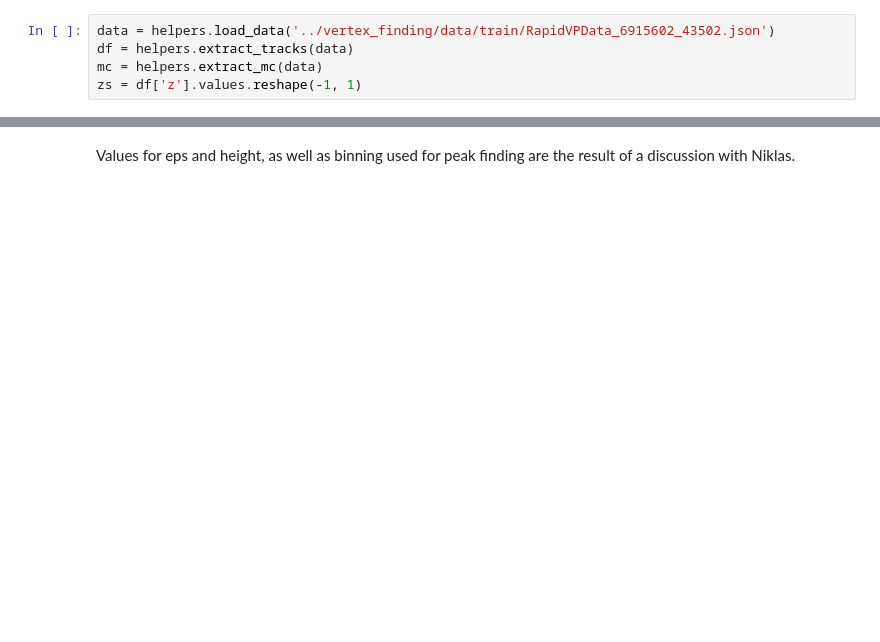
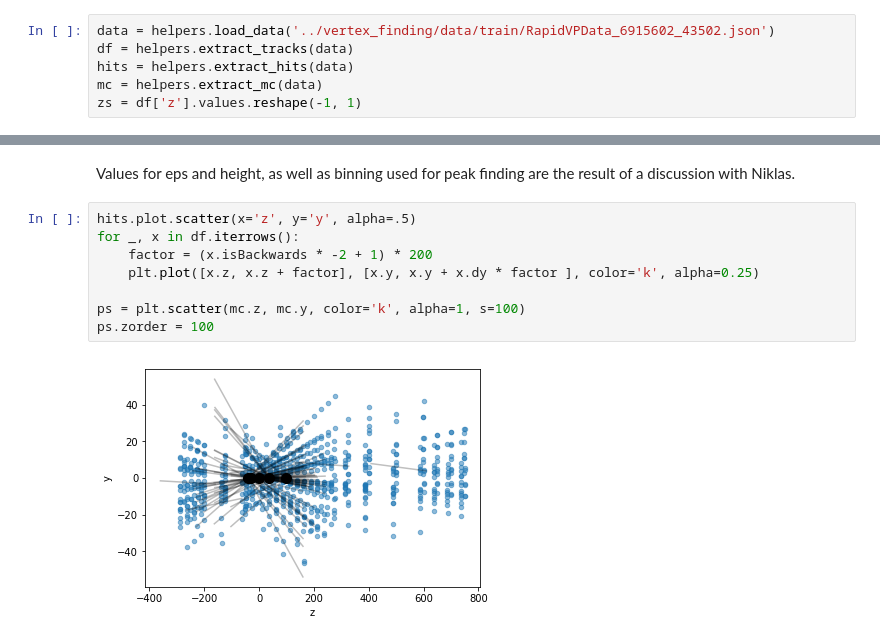
Before and after one commit to petruccs/rapid2018, a Jupyter notebook: KD.ipynb, the cells around one changed output, grey strips where cells are left out. Saved outputs shown, nothing was run; the diff lists cells and outputs as text; blank space fills up the shorter version.

```diff
--- a/KD.ipynb
+++ b/KD.ipynb
@@ -9,6 +11,7 @@ plt.rcParams['figure.figsize'] = (16, 10)
 # %%
 data = helpers.load_data('../vertex_finding/data/train/RapidVPData_6915602_43502.json')
 df = helpers.extract_tracks(data)
+hits = helpers.extract_hits(data)
 mc = helpers.extract_mc(data)
 zs = df['z'].values.reshape(-1, 1)
 # %%
@@ -36,2 +39,12 @@ _ = plt.ylim(0, m)
 # %% [markdown]
 Values for eps and height, as well as binning used for peak finding are the result of a discussion with Niklas.
+# %%
+hits.plot.scatter(x='z', y='y', alpha=.5)
+for _, x in df.iterrows():
+    factor = (x.isBackwards * -2 + 1) * 200
+    plt.plot([x.z, x.z + factor], [x.y, x.y + x.dy * factor ], color='k', alpha=0.25)
+
+ps = plt.scatter(mc.z, mc.y, color='k', alpha=1, s=100)
+ps.zorder = 100
+# %% [output]
+[figure, added]
```
Also changed, not shown: parts of 15 cells of this notebook, 1 other file.
